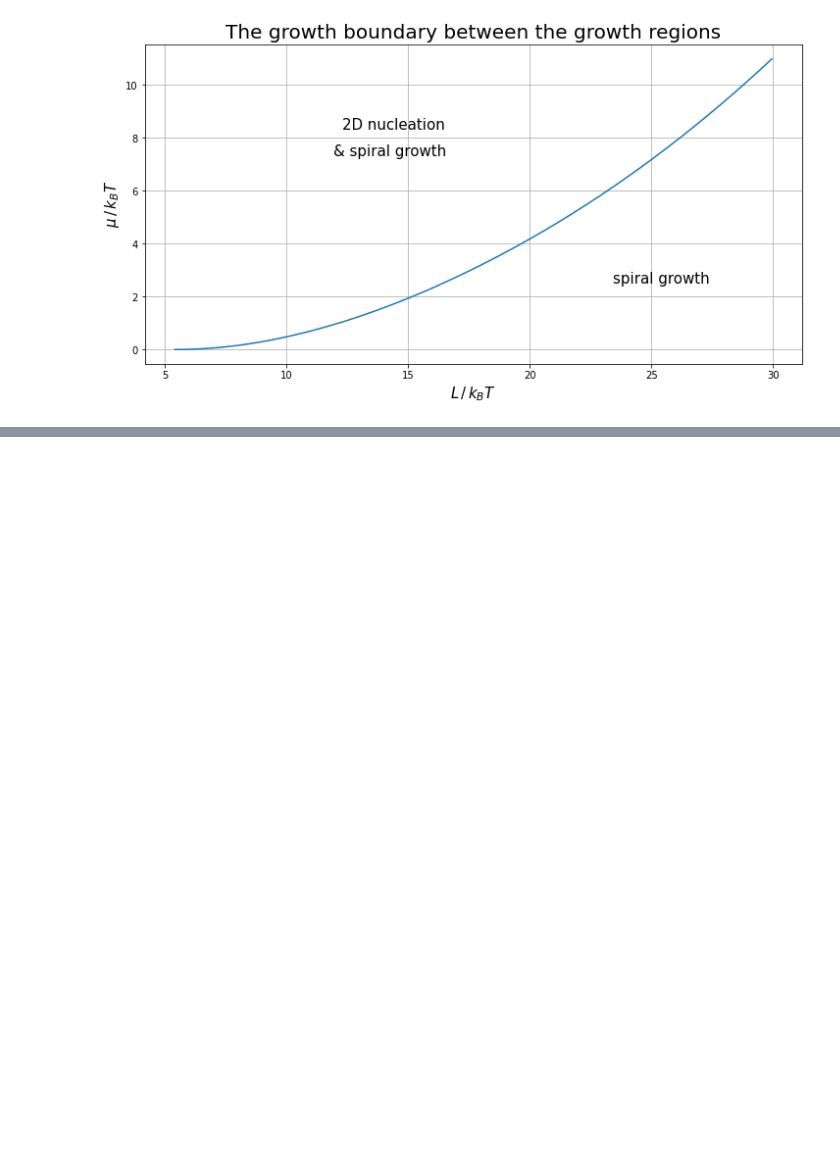
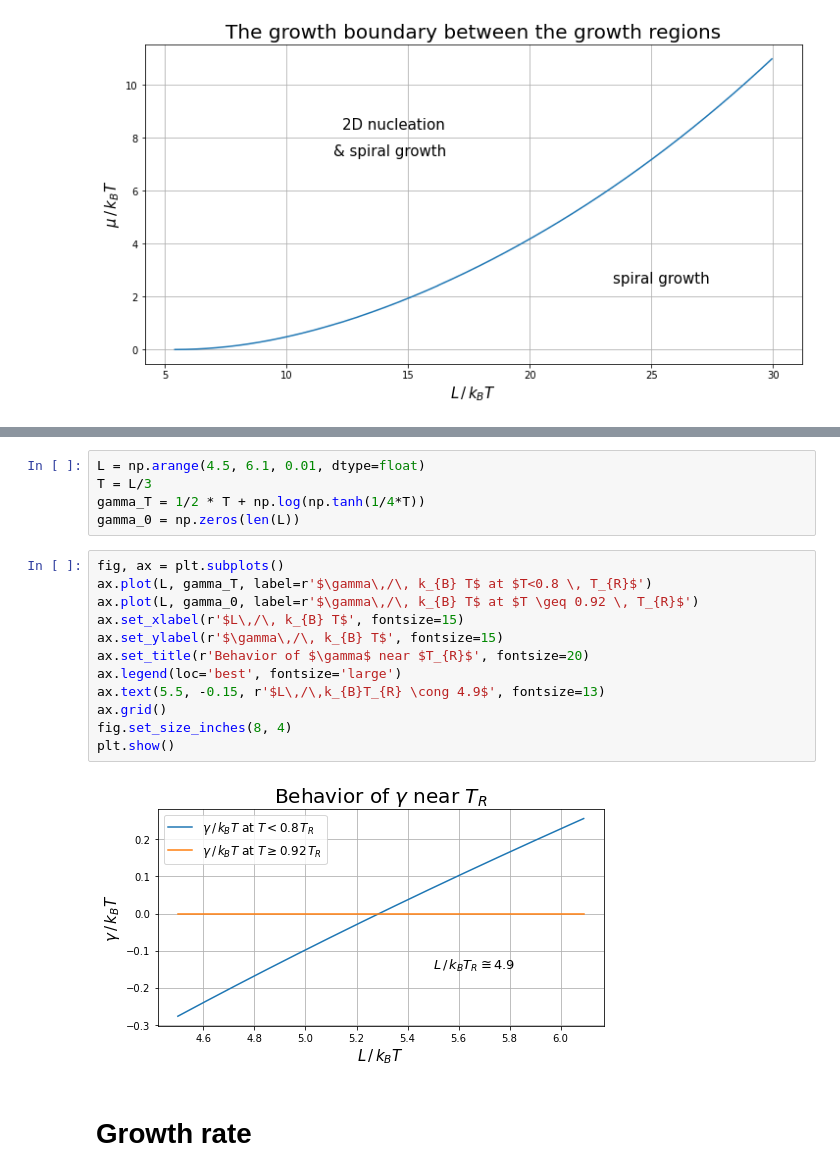
Before and after one commit to MG299792458/CompPhysProj3, a Jupyter notebook: Project_notes.ipynb, the cells around one changed output, grey strips where cells are left out. Saved outputs shown, nothing was run; the diff lists cells and outputs as text; blank space fills up the shorter version.

Commit message:
Analytic result growth rate 2D nucleation
It is faster than in the paper

```diff
--- a/Project_notes.ipynb
+++ b/Project_notes.ipynb
@@ -499,0 +506,21 @@ respectively.
+# %%
+L = np.arange(4.5, 6.1, 0.01, dtype=float)
+T = L/3
+gamma_T = 1/2 * T + np.log(np.tanh(1/4*T))
+gamma_0 = np.zeros(len(L))
+# %%
+fig, ax = plt.subplots()
+ax.plot(L, gamma_T, label=r'$\gamma\,/\, k_{B} T$ at $T<0.8 \, T_{R}$')
+ax.plot(L, gamma_0, label=r'$\gamma\,/\, k_{B} T$ at $T \geq 0.92 \, T_{R}$')
+ax.set_xlabel(r'$L\,/\, k_{B} T$', fontsize=15)
+ax.set_ylabel(r'$\gamma\,/\, k_{B} T$', fontsize=15)
+ax.set_title(r'Behavior of $\gamma$ near $T_{R}$', fontsize=20)
+ax.legend(loc='best', fontsize='large')
+ax.text(5.5, -0.15, r'$L\,/\,k_{B}T_{R} \cong 4.9$', fontsize=13)
+ax.grid()
+fig.set_size_inches(8, 4)
+plt.show()
+# %% [output]
+[figure, added]
+# %% [markdown]
+# Growth rate
```
Also changed, not shown: parts of 12 cells of this notebook, 1 other file.
